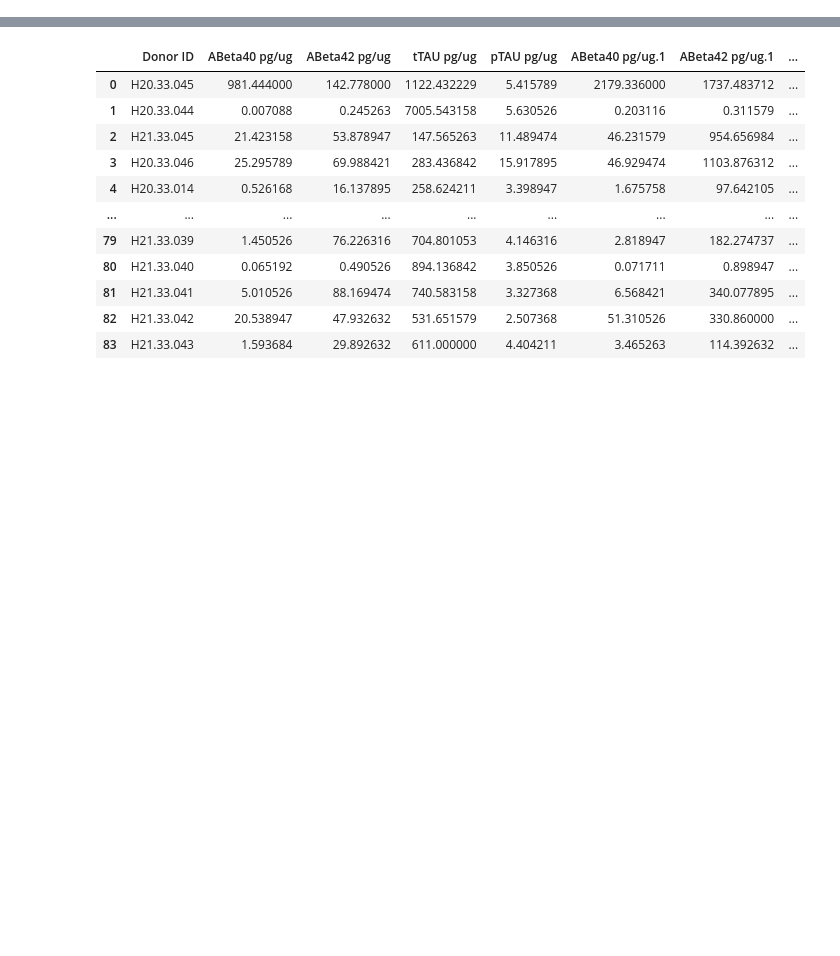
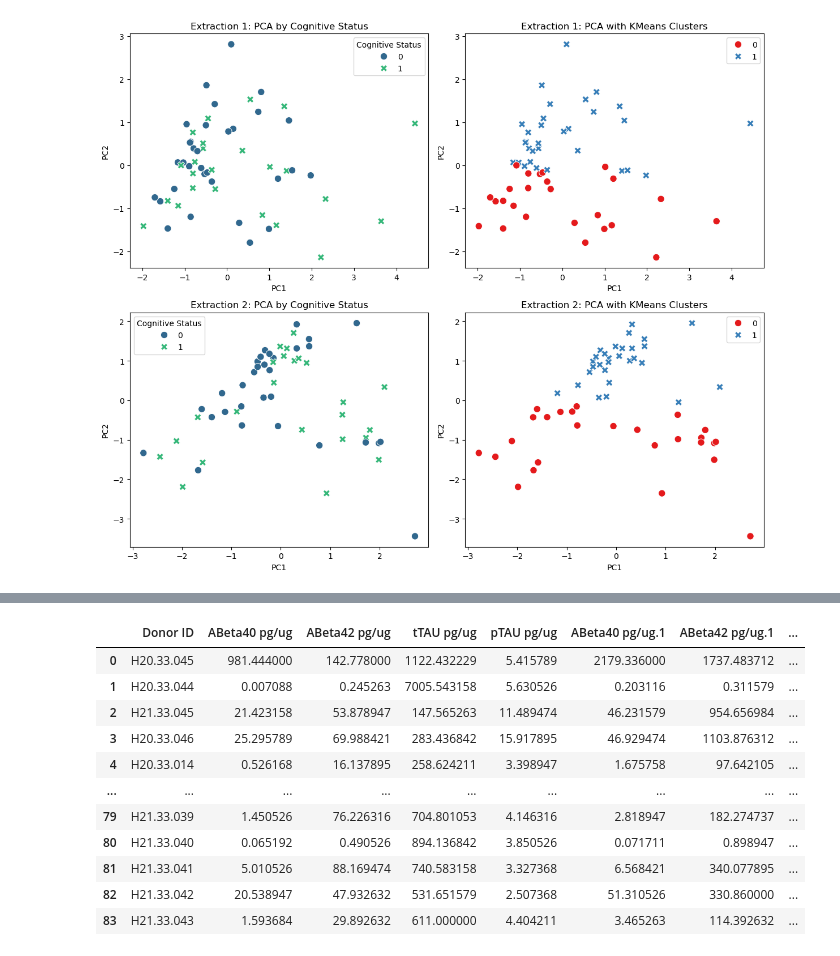
Before and after one commit to Sastrelli/Alzheimers_Confirmation_study, a Jupyter notebook: src/notebook.ipynb, the cells around one changed output, grey strips where cells are left out. Drawn from its saved outputs; the diff is of its cells as text; code cells hidden in the pictures; blank space fills up the shorter version.

```diff
--- a/src/notebook.ipynb
+++ b/src/notebook.ipynb
@@ -21,0 +62,79 @@ from scipy import stats
+# %%
+# CODE 1: PCA and k-means clustering using Cognitive Status solely as a visualization label
+import pandas as pd
+import matplotlib.pyplot as plt
+import seaborn as sns
+from sklearn.decomposition import PCA
+from sklearn.cluster import KMeans
+from sklearn.preprocessing import StandardScaler
+
+# Load and merge datasets
+metadata_dementia = pd.read_excel("./data/sea-ad_cohort_donor_metadata_072524 (1).xlsx")
+markers = pd.read_excel("./data/sea-ad_cohort_mtg-tissue_extractions-luminex_data (1).xlsx", header=1)
+markers_metadata = markers.merge(metadata_dementia, on="Donor ID", how="inner")
+
+# Define biomarker column sets
+biomarker_cols_extr1 = ["ABeta40 pg/ug", "ABeta42 pg/ug", "tTAU pg/ug", "pTAU pg/ug"]
+biomarker_cols_extr2 = ["ABeta40 pg/ug.1", "ABeta42 pg/ug.1", "tTAU pg/ug.1", "pTAU pg/ug.1"]
+
+# Extraction 1)
+data_clean_extr1 = markers_metadata.dropna(subset=biomarker_cols_extr1)
+quantiles_extr1 = {col: data_clean_extr1[col].quantile(0.90) for col in biomarker_cols_extr1}
+data_clean_extr1 = data_clean_extr1[(data_clean_extr1[biomarker_cols_extr1] < pd.Series(quantiles_extr1)).all(axis=1)]
+scaler_extr1 = StandardScaler()
+X_extr1 = scaler_extr1.fit_transform(data_clean_extr1[biomarker_cols_extr1])
+
+# PCA computed only on biomarker features, target (Cognitive Status) is used only in visualization.
+pca_extr1 = PCA(n_components=2)
+X_pca_extr1 = pca_extr1.fit_transform(X_extr1)
+cog_status_extr1 = data_clean_extr1["Cognitive Status"].apply(lambda x: 1 if x == "Dementia" else 0)
+kmeans_extr1 = KMeans(n_clusters=2, random_state=42)
+clusters_extr1 = kmeans_extr1.fit_predict(X_extr1)
+
+# Extraction 2)
+data_clean_extr2 = markers_metadata.dropna(subset=biomarker_cols_extr2)
+quantiles_extr2 = {col: data_clean_extr2[col].quantile(0.90) for col in biomarker_cols_extr2}
+data_clean_extr2 = data_clean_extr2[(data_clean_extr2[biomarker_cols_extr2] < pd.Series(quantiles_extr2)).all(axis=1)]
+scaler_extr2 = StandardScaler()
+X_extr2 = scaler_extr2.fit_transform(data_clean_extr2[biomarker_cols_extr2])
+pca_extr2 = PCA(n_components=2)
+X_pca_extr2 = pca_extr2.fit_transform(X_extr2)
+cog_status_extr2 = data_clean_extr2["Cognitive Status"].apply(lambda x: 1 if x == "Dementia" else 0)
+kmeans_extr2 = KMeans(n_clusters=2, random_state=42)
+clusters_extr2 = kmeans_extr2.fit_predict(X_extr2)
+
+# Plotting 3)
+fig, axs = plt.subplots(2, 2, figsize=(12, 10))
+
+# Extraction 1: PCA colored by Cognitive Status (visual)
+sns.scatterplot(x=X_pca_extr1[:, 0], y=X_pca_extr1[:, 1],
+                hue=cog_status_extr1, palette="viridis", style=cog_status_extr1, s=80, ax=axs[0, 0])
+axs[0, 0].set_title("Extraction 1: PCA by Cognitive Status")
+axs[0, 0].set_xlabel("PC1")
+axs[0, 0].set_ylabel("PC2")
+
+# Extraction 1: PCA colored by k-means clusters
+sns.scatterplot(x=X_pca_extr1[:, 0], y=X_pca_extr1[:, 1],
+                hue=clusters_extr1, palette="Set1", style=clusters_extr1, s=80, ax=axs[0, 1])
+axs[0, 1].set_title("Extraction 1: PCA with KMeans Clusters")
+axs[0, 1].set_xlabel("PC1")
+axs[0, 1].set_ylabel("PC2")
+
+# Extraction 2: PCA colored by Cognitive Status
+sns.scatterplot(x=X_pca_extr2[:, 0], y=X_pca_extr2[:, 1],
+                hue=cog_status_extr2, palette="viridis", style=cog_status_extr2, s=80, ax=axs[1, 0])
+axs[1, 0].set_title("Extraction 2: PCA by Cognitive Status")
+axs[1, 0].set_xlabel("PC1")
+axs[1, 0].set_ylabel("PC2")
+
+# Extraction 2: PCA colored by k-means clusters
+sns.scatterplot(x=X_pca_extr2[:, 0], y=X_pca_extr2[:, 1],
+                hue=clusters_extr2, palette="Set1", style=clusters_extr2, s=80, ax=axs[1, 1])
+axs[1, 1].set_title("Extraction 2: PCA with KMeans Clusters")
+axs[1, 1].set_xlabel("PC1")
+axs[1, 1].set_ylabel("PC2")
+
+plt.tight_layout()
+plt.show()
+# %% [output]
+[figure, added]
```
Also changed, not shown: parts of 10 cells of this notebook, 2 other files.
